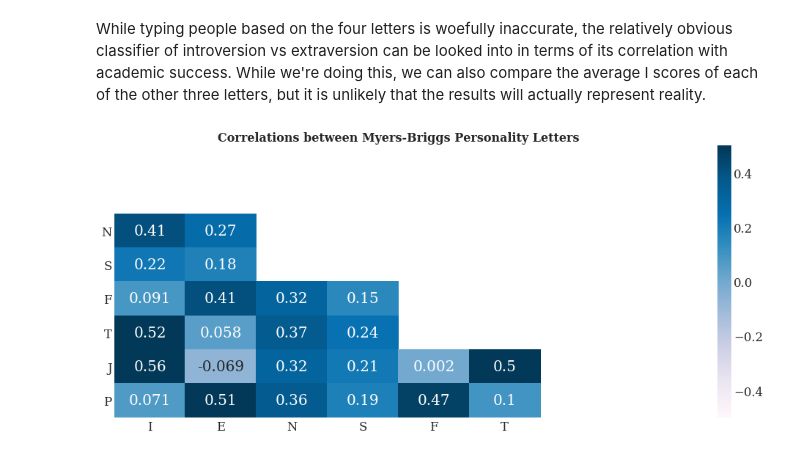
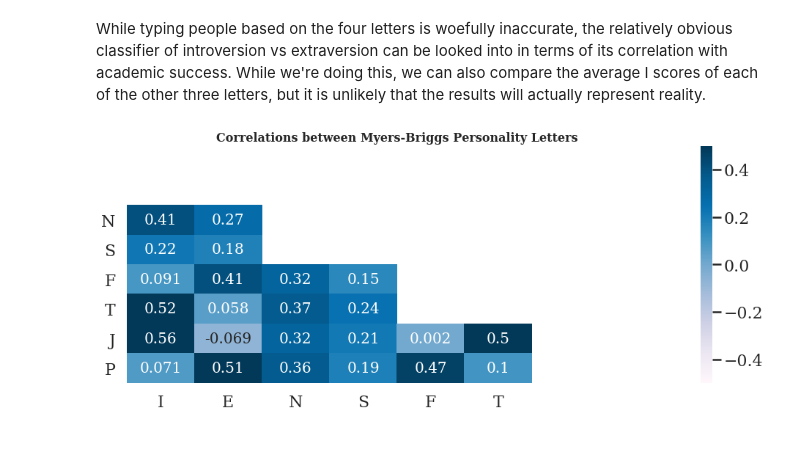
Before and after one commit to dennisfarmer/Factors-of-Academic-Success, a Jupyter notebook: eda.ipynb, the cells around one changed output. Saved outputs shown, nothing was run; the diff lists cells and outputs as text; code cells hidden in the pictures.

```diff
--- a/eda.ipynb
+++ b/eda.ipynb
@@ -699,6 +883,7 @@ surveydata[improvement[3:]].sample(n=5, random_state=5)
 data = surveydata[['coffee', 'energy_drinks','cold_showers','routine','meditation','planner','exercise','limits_social_media','diet', 'i_score']].corr()
 plt.style.use('seaborn-whitegrid')
 rcParams['font.family'] = "serif"
+sns.set_context('poster')
 
 fig, ax = plt.subplots(figsize=(25,16))
 mask = np.zeros(data.shape, dtype=bool)
@@ -710,7 +895,7 @@ sns.heatmap(data, ax=ax,
             annot = True, annot_kws={"size": 30},
             mask = mask) # magma, viridis, YlGnBu
 
-ax.set_title("Correlations between Self-Improvement Methods and Academic Success", fontdict={'fontsize': 22,'fontweight':'bold'})
+ax.set_title("Correlations between Self-Development Methods and Academic Success", fontdict={'fontsize': 25,'fontweight':'bold'})
 
 xticks = np.array(data.columns.str.replace('_',' ').str.title())
 xticks[5] = "Journal"
@@ -719,13 +904,13 @@ yticks = xticks.copy()
 xticks[-1] = ""
 yticks[0] = ""
 yticks[7] = "Limit Social Media"
-yticks[9] = "(Weighted Mean of)\nHS GPA\nCollege GPA\nSAT Score"
+yticks[-1] = "(Weighted Mean of)\nHS GPA\nCollege GPA\nSAT Score"
 
 xticks = [text.replace(" ","\n") for text in xticks]
 xticks[7] = "Limit\nSocial Media"
 
 plt.xticks(ax.get_xticks(), xticks, rotation=0)
 plt.yticks(ax.get_yticks(), yticks, rotation=0)
-plt.savefig('Graphs/FOAS_SelfImprovement.png')
+plt.savefig('Graphs/FOAS_SelfDevelopment.png')
 plt.show()
 # %% [output]
@@ -779,6 +1016,7 @@ Body-focused average is slightly higher than mind-focused average, by a differen
 data = surveydata[['meditation','diet','exercise','planner']].corr()
 plt.style.use('seaborn-whitegrid')
 rcParams['font.family'] = "serif"
+sns.set_context('poster')
 
 fig, ax = plt.subplots(figsize=(14,6))
 mask = np.zeros(data.shape, dtype=bool)
@@ -790,7 +1028,7 @@ sns.heatmap(data, ax=ax,
             annot = True, annot_kws={"size": 20},
             mask = mask)
 
-ax.set_title("Correlations between Mind-Focused and Body-Focused Self-Improvement Methods", fontdict={'fontsize': 16,'fontweight':'bold'})
+ax.set_title("Correlations between Mind-Focused and Body-Focused Self-Development Methods", fontdict={'fontsize': 16,'fontweight':'bold'})
 
 xticks = data.columns.str.replace('_',' ').str.title().to_list()
 yticks = xticks.copy()
@@ -800,6 +1038,6 @@ yticks[3] = "Journal"
 
 plt.xticks(ax.get_xticks(), xticks, rotation=0)
 plt.yticks(ax.get_yticks(), yticks, rotation=0)
-plt.savefig('Graphs/SI_corr_mindvsbody.png')
+plt.savefig('Graphs/SD_corr_mindvsbody.png')
 plt.show()
 # %% [output]
@@ -808,0 +1045,32 @@ plt.show()
+# %%
+sns.set(style="ticks", color_codes=True)
+# sns.set_context('talk')
+plt.style.use('ggplot')
+
+data = surveydata[['i_score']].join(pd.DataFrame(surveydata[['meditation','planner']].any(axis=1), columns=['Mind-Focused']), how='left')
+data = data.join(pd.DataFrame(surveydata[['exercise','diet']].any(axis=1), columns=['Body-Focused']), how='left')
+
+for c in ['Mind-Focused','Body-Focused']:
+    data.loc[:,c] = data[c].map({True:"Yes", False:"No"})
+
+bins = np.arange(2,4.5,.5)
+
+n = [] # Record sample size for each kde plot
+
+def barplot(v, color=None):
+    n.append(v.shape[0])
+    sns.barplot(v.sum()/v.shape[0], color="r")
+
+g = sns.FacetGrid(data, col="Mind-Focused", row="Body-Focused", height=5)
+g = g.map(barplot, "i_score")
+g.set(xlabel="", xlim=(3,3.5))
+
+titles = [f"Body Focused, n = {n[0]}", f"Body and Mind Focused, n = {n[1]}", f"Neither, n = {n[2]}", f"Mind Focused, n = {n[3]}"]
+i = 0
+for ax in g.axes.flat:
+    ax.set_title(titles[i])
+    i+= 1
+
+plt.savefig('Graphs/PD_mindVSbody_iscore.png')
+plt.show()
+sns.set()
@@ -838,6 +1123,7 @@ mbti_dummy = make_dummies(surveydata.myers_briggs.fillna(""))[['i','e','n','s','
 # %%
 plt.style.use('seaborn-whitegrid')
 rcParams['font.family'] = "serif"
+sns.set_context('poster')
 
 data = mbti_dummy.corr()
 
@@ -847,34 +1133,34 @@ mask = np.array([
        [1, 1, 1, 1, 1, 1, 1, 1],
        [1, 1, 1, 1, 1, 1, 1, 1],
        [0, 0, 1, 1, 1, 1, 1, 1],
        [0, 0, 1, 1, 1, 1, 1, 1],
        [0, 0, 0, 0, 1, 1, 1, 1],
        [0, 0, 0, 0, 1, 1, 1, 1],
        [0, 0, 0, 0, 0, 0, 1, 1],
        [0, 0, 0, 0, 0, 0, 1, 1]
        ]).astype(bool)
 
 sns.heatmap(data, ax=ax,
             vmin = -.5, vmax = .5, center = 0,
             cmap = 'PuBu',
             annot = True, annot_kws={"size": 20},
             mask = mask)
 
 ax.set_title("Correlations between Myers-Briggs Personality Letters", fontdict={'fontsize': 16,'fontweight':'bold'})
 
 xticks = data.columns.str.replace('_',' ').str.title().to_list()
 yticks = xticks.copy()
 xticks[-1] = ""
 xticks[-2] = ""
 yticks[0] = ""
 yticks[1] = ""
 
 plt.xticks(ax.get_xticks(), xticks, rotation=0)
 plt.yticks(ax.get_yticks(), yticks, rotation=0)
 plt.savefig('Graphs/PQ_corr_mbtiletters.png')
 plt.show()
 # %% [output]
-[figure, old version]
+[figure, new version]
 # %%
 mbti_dummy = make_dummies(surveydata.myers_briggs.fillna(""))[['i','e','n','s','f','t','j','p']]
 
```
Also changed, not shown: parts of 92 cells of this notebook, 47 other files.
